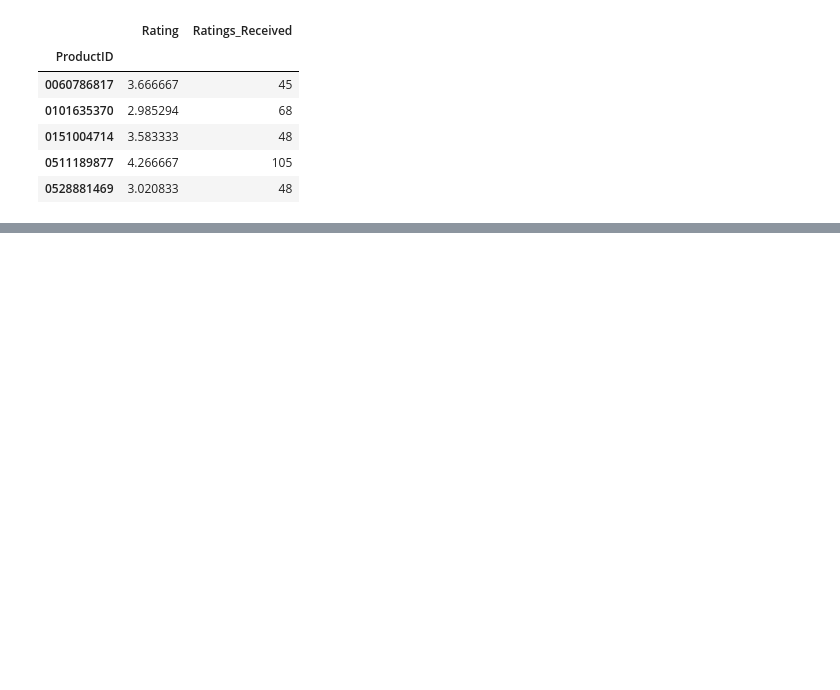
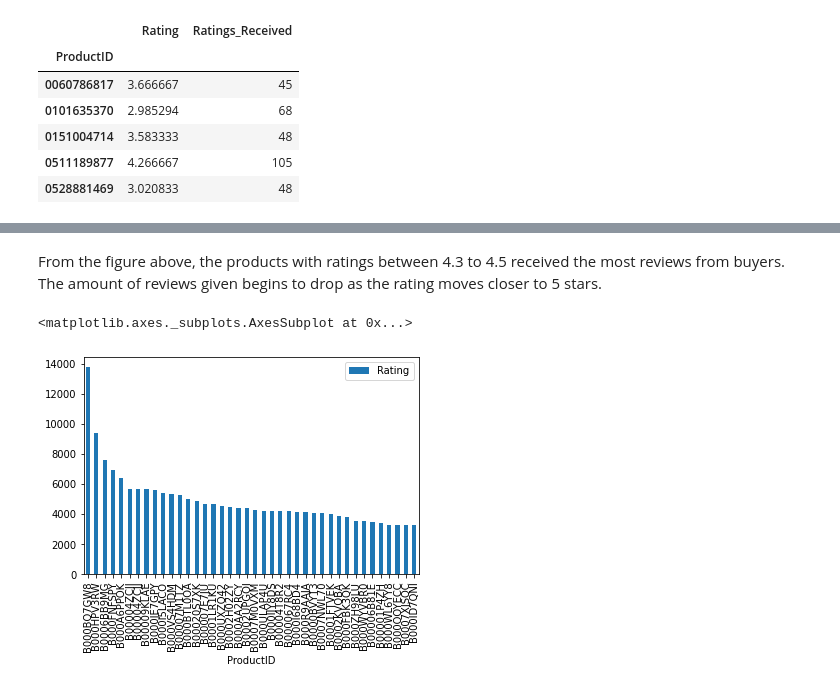
Before and after one commit to Blaisekhan/Capstone-Project---Recommender-Systems, a Jupyter notebook: Capstone_codes.ipynb, the cells around one changed output, grey strips where cells are left out. Drawn from its saved outputs; the diff is of its cells as text; code cells hidden in the pictures; blank space fills up the shorter version.

```diff
--- a/Capstone_codes.ipynb
+++ b/Capstone_codes.ipynb
@@ -313,0 +333,11 @@ avg_total_rating.head()
+# %% [markdown]
+From the figure above, the products with ratings between 4.3 to 4.5 received the most reviews from buyers. The amount of reviews given begins to drop as the rating moves closer to 5 stars.
+# %%
+#Popular products based on total number of ratings provided by customers
+
+pop_pdts = pd.DataFrame(most_rates.groupby('ProductID')['Rating'].count())
+most_pop = pop_pdts.sort_values('Rating', ascending = False)
+most_pop.head(40).plot(kind='bar')
+# %% [output]
+<matplotlib.axes._subplots.AxesSubplot at 0x...>
+[figure, added]
```
Also changed, not shown: parts of 3 cells of this notebook.
